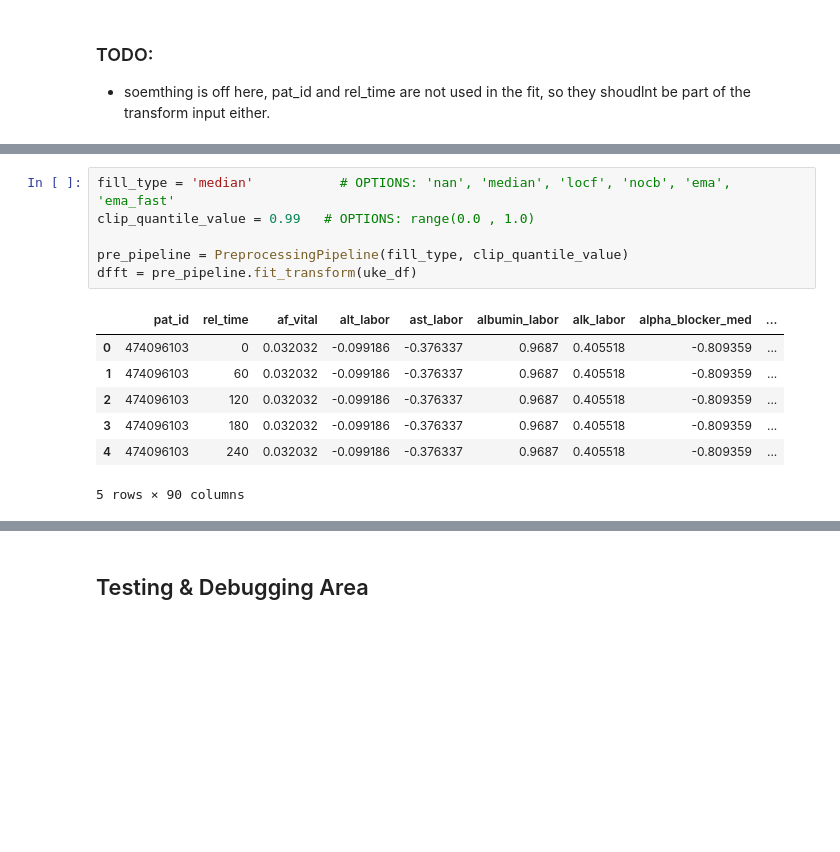
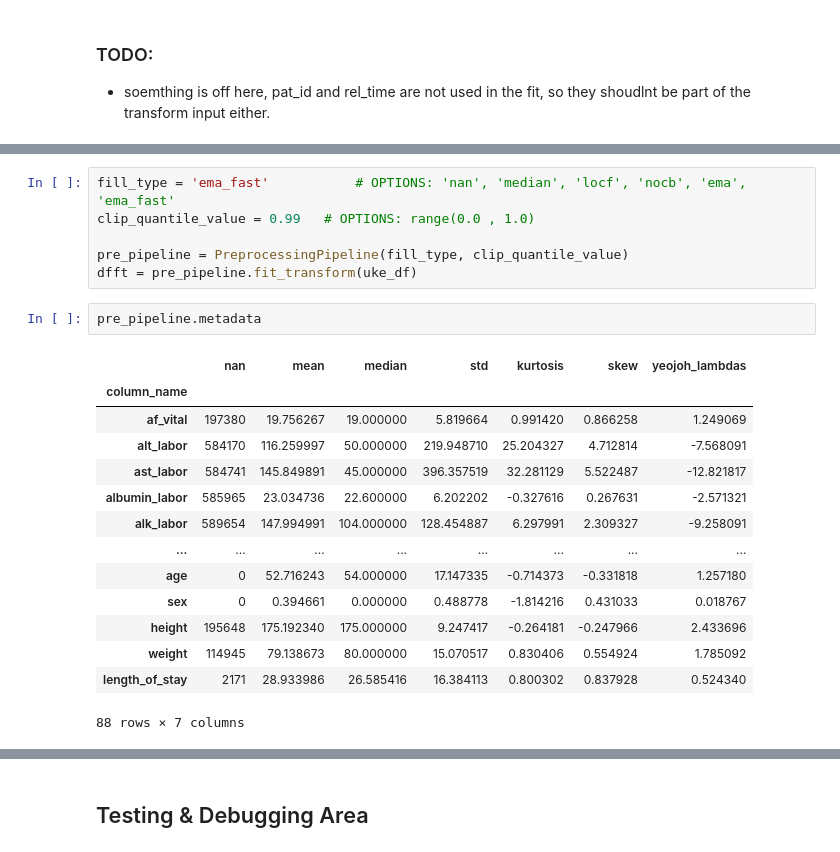
Before and after one commit to yjaenike/master-thesis, a Jupyter notebook: data_preprocessing.ipynb, the cells around one changed output, grey strips where cells are left out. Saved outputs shown, nothing was run; the diff lists cells and outputs as text; blank space fills up the shorter version.

```diff
--- a/data_preprocessing.ipynb
+++ b/data_preprocessing.ipynb
@@ -295,19 +295,28 @@ class PreprocessingPipeline():
 
         return ema_steps
 # %%
-fill_type = 'median'           # OPTIONS: 'nan', 'median', 'locf', 'nocb', 'ema', 'ema_fast'
+fill_type = 'ema_fast'           # OPTIONS: 'nan', 'median', 'locf', 'nocb', 'ema', 'ema_fast'
 clip_quantile_value = 0.99   # OPTIONS: range(0.0 , 1.0)
 
 pre_pipeline = PreprocessingPipeline(fill_type, clip_quantile_value)
 dfft = pre_pipeline.fit_transform(uke_df)
-# %% [output]
-|  | pat_id | rel_time | af_vital | alt_labor | ast_labor | albumin_labor | alk_labor | alpha_blocker_med | ... |
-| 0 | 474096103 | 0 | 0.032032 | -0.099186 | -0.376337 | 0.9687 | 0.405518 | -0.809359 | ... |
-| 1 | 474096103 | 60 | 0.032032 | -0.099186 | -0.376337 | 0.9687 | 0.405518 | -0.809359 | ... |
-| 2 | 474096103 | 120 | 0.032032 | -0.099186 | -0.376337 | 0.9687 | 0.405518 | -0.809359 | ... |
-| 3 | 474096103 | 180 | 0.032032 | -0.099186 | -0.376337 | 0.9687 | 0.405518 | -0.809359 | ... |
-| 4 | 474096103 | 240 | 0.032032 | -0.099186 | -0.376337 | 0.9687 | 0.405518 | -0.809359 | ... |
-5 rows × 90 columns
+# %%
+pre_pipeline.metadata
+# %% [output]
+|  | nan | mean | median | std | kurtosis | skew | yeojoh_lambdas |
+| column_name |  |  |  |  |  |  |  |
+| af_vital | 197380 | 19.756267 | 19.000000 | 5.819664 | 0.991420 | 0.866258 | 1.249069 |
+| alt_labor | 584170 | 116.259997 | 50.000000 | 219.948710 | 25.204327 | 4.712814 | -7.568091 |
+| ast_labor | 584741 | 145.849891 | 45.000000 | 396.357519 | 32.281129 | 5.522487 | -12.821817 |
+| albumin_labor | 585965 | 23.034736 | 22.600000 | 6.202202 | -0.327616 | 0.267631 | -2.571321 |
+| alk_labor | 589654 | 147.994991 | 104.000000 | 128.454887 | 6.297991 | 2.309327 | -9.258091 |
+| ... | ... | ... | ... | ... | ... | ... | ... |
+| age | 0 | 52.716243 | 54.000000 | 17.147335 | -0.714373 | -0.331818 | 1.257180 |
+| sex | 0 | 0.394661 | 0.000000 | 0.488778 | -1.814216 | 0.431033 | 0.018767 |
+| height | 195648 | 175.192340 | 175.000000 | 9.247417 | -0.264181 | -0.247966 | 2.433696 |
+| weight | 114945 | 79.138673 | 80.000000 | 15.070517 | 0.830406 | 0.554924 | 1.785092 |
+| length_of_stay | 2171 | 28.933986 | 26.585416 | 16.384113 | 0.800302 | 0.837928 | 0.524340 |
+88 rows × 7 columns
 # %%
 # Set the default color cycle
 mpl.style.use("seaborn-notebook")
```
Also changed, not shown: parts of 2 cells of this notebook, 1 other file.
